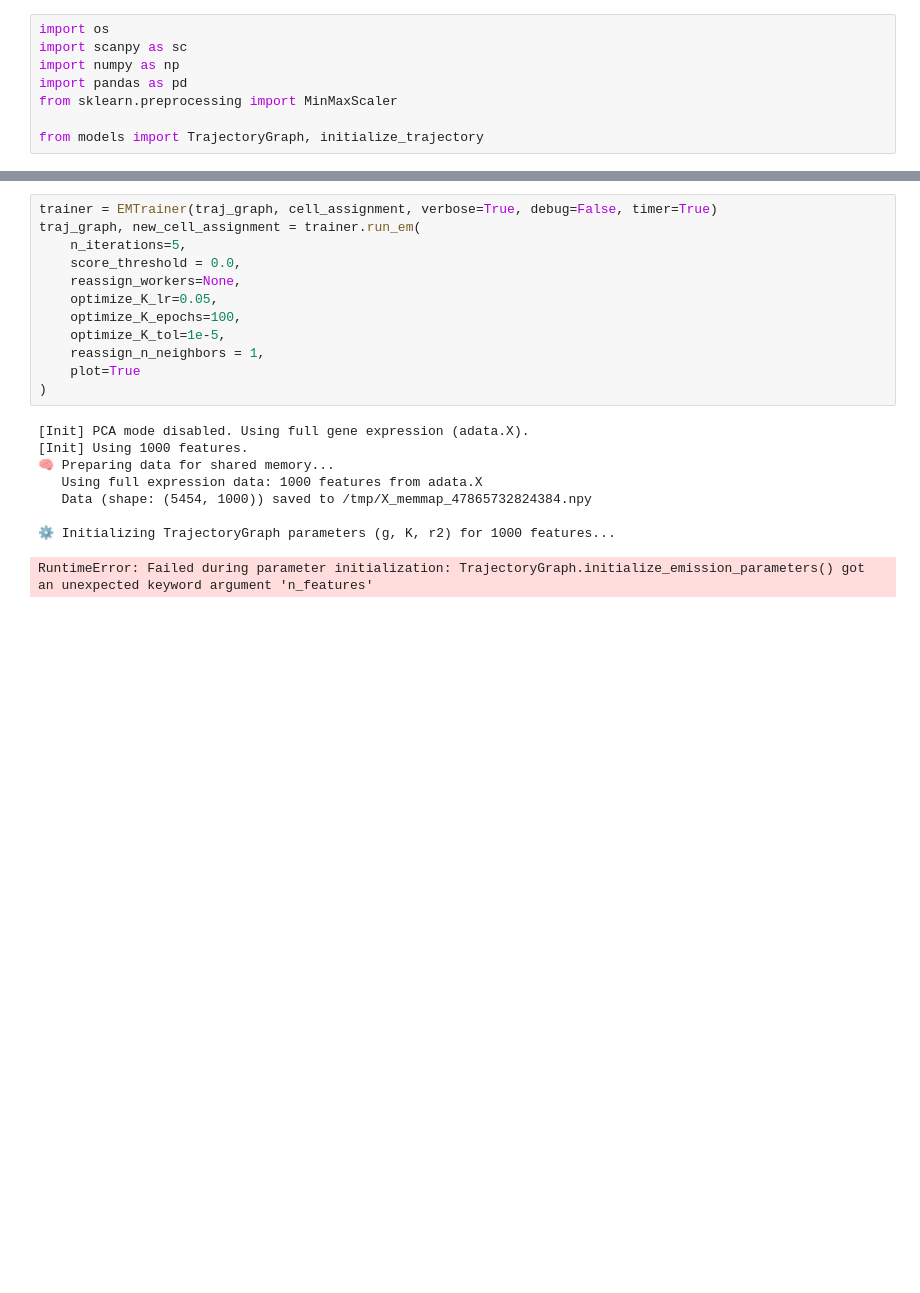
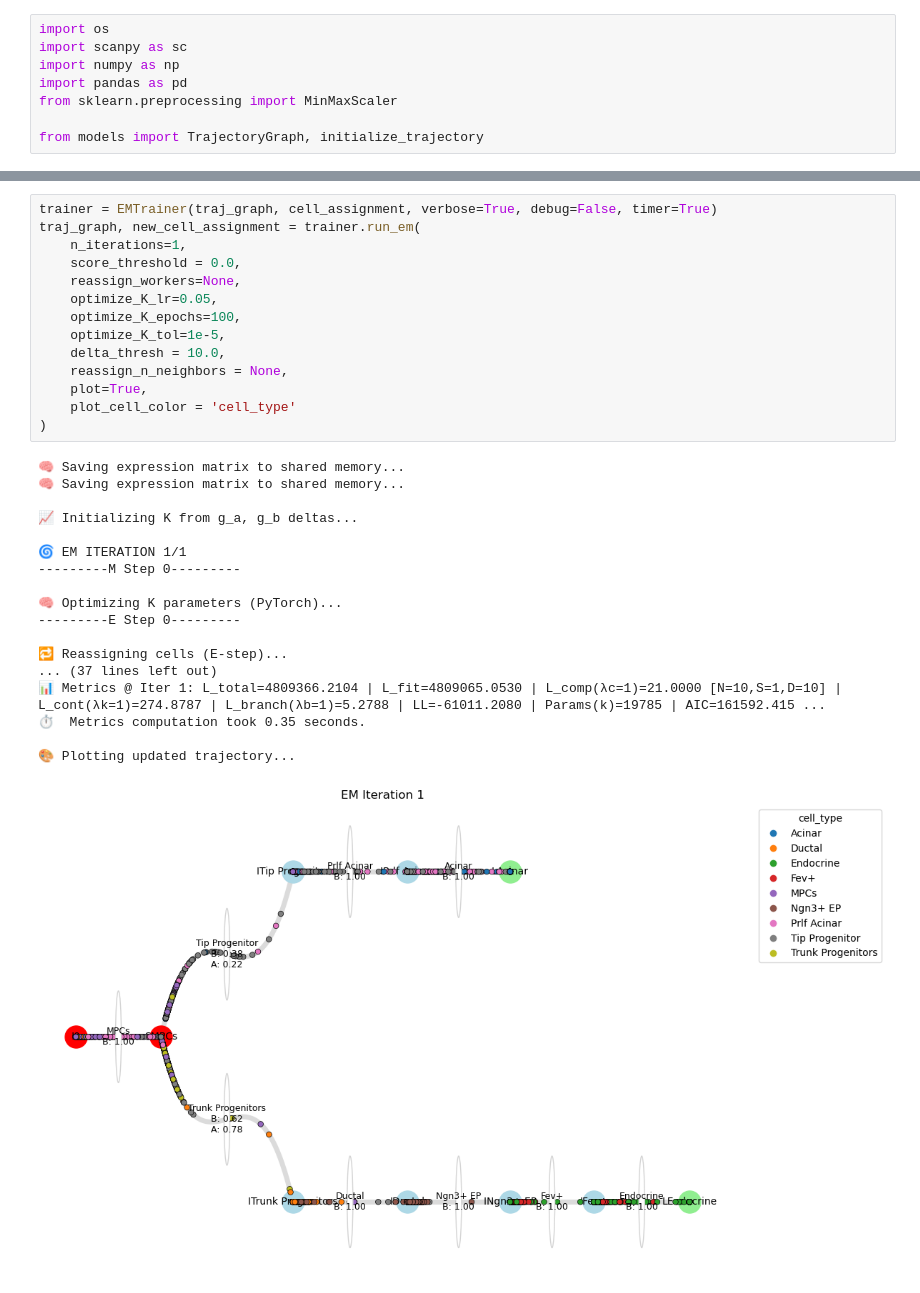
Before and after one commit to GriffinBINF/viCSHMM, a Jupyter notebook: FULL EM.ipynb, the cells around one changed output, grey strips where cells are left out. Saved outputs shown, nothing was run; the diff lists cells and outputs as text; blank space fills up the shorter version.

Commit message:
Fixed E-Step

```diff
--- a/FULL EM.ipynb
+++ b/FULL EM.ipynb
@@ -2081,21 +1873,33 @@ traj_graph.plot_cells_on_trajectory(
 # %%
 trainer = EMTrainer(traj_graph, cell_assignment, verbose=True, debug=False, timer=True)
 traj_graph, new_cell_assignment = trainer.run_em(
-    n_iterations=5,
+    n_iterations=1,
     score_threshold = 0.0,
     reassign_workers=None,
     optimize_K_lr=0.05,
     optimize_K_epochs=100,
     optimize_K_tol=1e-5,
-    reassign_n_neighbors = 1,
-    plot=True
+    delta_thresh = 10.0,
+    reassign_n_neighbors = None,
+    plot=True,
+    plot_cell_color = 'cell_type'
 )
 # %% [output]
-[Init] PCA mode disabled. Using full gene expression (adata.X).
-[Init] Using 1000 features.
-🧠 Preparing data for shared memory...
-   Using full expression data: 1000 features from adata.X
-   Data (shape: (5454, 1000)) saved to /tmp/X_memmap_47865732824384.npy
+🧠 Saving expression matrix to shared memory...
+🧠 Saving expression matrix to shared memory...
 
-⚙️ Initializing TrajectoryGraph parameters (g, K, r2) for 1000 features...
+📈 Initializing K from g_a, g_b deltas...
+
+🌀 EM ITERATION 1/1
+---------M Step 0---------
+
+🧠 Optimizing K parameters (PyTorch)...
+---------E Step 0---------
+
+🔁 Reassigning cells (E-step)...
+... (37 lines left out)
+📊 Metrics @ Iter 1: L_total=4809366.2104 | L_fit=4809065.0530 | L_comp(λc=1)=21.0000 [N=10,S=1,D=10] | L_cont(λk=1)=274.8787 | L_branch(λb=1)=5.2788 | LL=-61011.2080 | Params(k)=19785 | AIC=161592.415 ...
+⏱️  Metrics computation took 0.35 seconds.
+
+🎨 Plotting updated trajectory...
-RuntimeError: Failed during parameter initialization: TrajectoryGraph.initialize_emission_parameters() got an unexpected keyword argument 'n_features'
+[figure, added]
```
Also changed, not shown: parts of 23 cells of this notebook, 8 other files.
